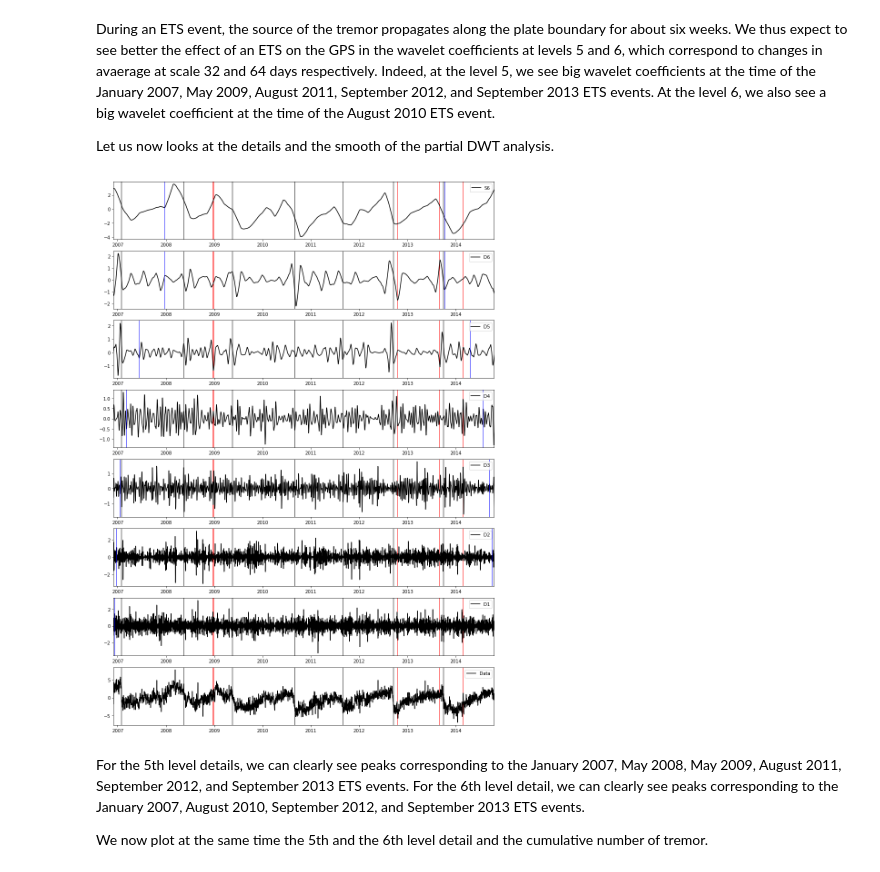
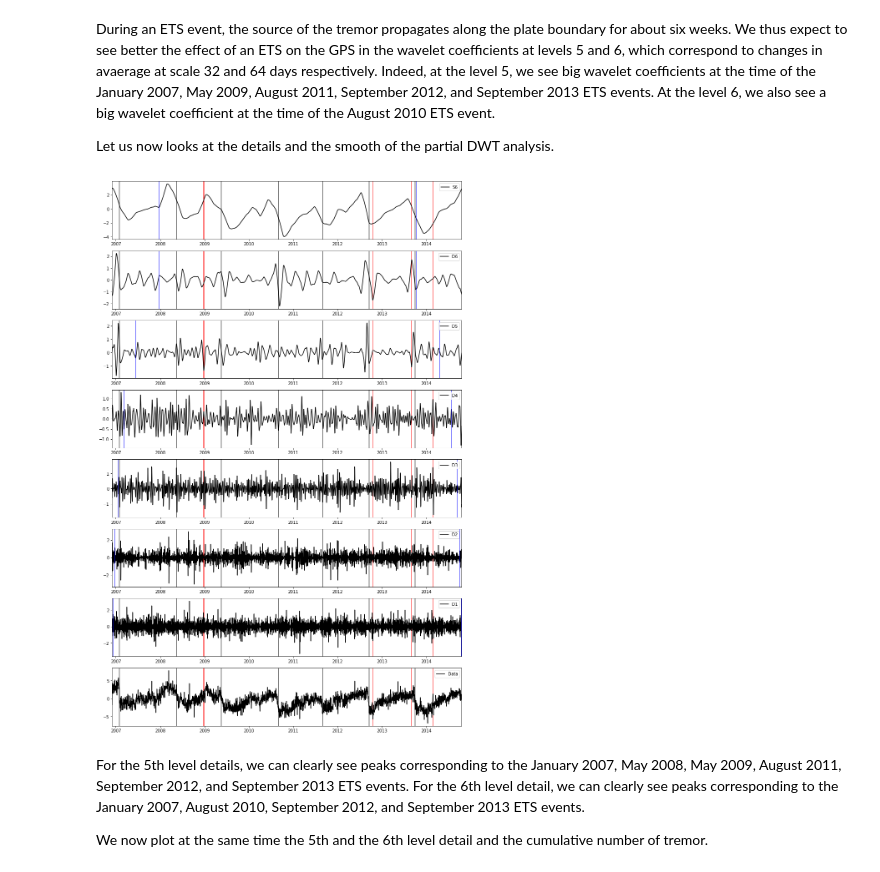
Before and after one commit to ArianeDucellier/ETSscripts, a Jupyter notebook: notebooks/slowslip_DWT.ipynb, the cells around one changed output. Cells and saved outputs as stored; diff of their text form; code cells hidden in the pictures.

```diff
--- a/notebooks/slowslip_DWT.ipynb
+++ b/notebooks/slowslip_DWT.ipynb
@@ -295,7 +295,7 @@ W = DWT.pyramid(disp, 'LA8', J)
 N = np.shape(disp)[0]
 t0 = time[0]
 dt = 1.0 / 365.0
-plt.figure(1, figsize=(15, 22))
+plt.figure(1, figsize=(15, 24))
 
 # Plot data
 plt.subplot2grid((J + 2, 1), (J + 1, 0))
@@ -303,7 +303,7 @@ for i in range(0, len(time_ETS)):
     plt.axvline(time_ETS[i], linewidth=2, color='grey')
 for i in range(0, len(gap)):
     plt.axvline(time[gap[i]], linewidth=1, color='red')
-plt.plot(t0 + dt * np.arange(0, N), disp, 'k', label='Data')
+plt.plot(time, disp, 'k', label='Data')
 plt.xlim(np.min(time), np.max(time))
 plt.legend(loc=1)
 
@@ -321,8 +321,8 @@ for j in range(1, J + 1):
             plt.plot((tshift, tshift), (0.0, Wj[t]), 'k', label='Level ' + str(j))
         else:
             plt.plot((tshift, tshift), (0.0, Wj[t]), 'k')
-    plt.axvline(t0 + dt * gamHb[j - 1], linewidth=1, color='blue')
-    plt.axvline(t0 + dt * gamHe[j - 1], linewidth=1, color='blue')
+    plt.axvline(time[gamHb[j - 1]], linewidth=1, color='blue')
+    plt.axvline(time[gamHe[j - 1]], linewidth=1, color='blue')
     plt.xlim(np.min(time), np.max(time))
     plt.legend(loc=1)
 
@@ -337,8 +337,8 @@ t = np.arange(0, int(N / 2 ** 9))
 tshift = t0 + dt * ((2 ** J * (t + 1) - 1 - abs(nuG[J - 1])) % N)
 torder = np.argsort(tshift)
 plt.plot(tshift[torder], Vj[torder], 'k', label='Scaling coeff at level ' + str(J))
-plt.axvline(t0 + dt * gamGb[J - 1], linewidth=1, color='blue')
-plt.axvline(t0 + dt * gamGe[J - 1], linewidth=1, color='blue')
+plt.axvline(time[gamGb[J - 1]], linewidth=1, color='blue')
+plt.axvline(time[gamGe[J - 1]], linewidth=1, color='blue')
 plt.xlim(np.min(time), np.max(time))
 plt.legend(loc=1)
 
@@ -353,46 +353,46 @@ Let us now looks at the details and the smooth of the partial DWT analysis.
 (D, S) = DWT.get_DS(disp, W, 'LA8', J)
 (indb, inde) = DWT.get_indices(8, J, N)
 
-plt.figure(1, figsize=(15, 22))
+plt.figure(1, figsize=(15, 24))
 
 # Plot data
 plt.subplot2grid((J + 2, 1), (J + 1, 0))
 for i in range(0, len(time_ETS)):
     plt.axvline(time_ETS[i], linewidth=2, color='grey')
 for i in range(0, len(gap)):
     plt.axvline(time[gap[i]], linewidth=1, color='red')
-plt.plot(t0 + dt * np.arange(0, N), disp, 'k', label='Data')
+plt.plot(time, disp, 'k', label='Data')
 plt.xlim(np.min(time), np.max(time))
 plt.legend(loc=1)
 
 # Plot details at each level
 for j in range(0, J):
     plt.subplot2grid((J + 2, 1), (J - j, 0))
     for i in range(0, len(time_ETS)):
         plt.axvline(time_ETS[i], linewidth=2, color='grey')
     for i in range(0, len(gap)):
         plt.axvline(time[gap[i]], linewidth=1, color='red')
-    plt.plot(t0 + dt * np.arange(0, N), D[j], 'k', label='D' + str(j + 1))
-    plt.axvline(t0 + dt * indb[j], linewidth=1, color='blue')
-    plt.axvline(t0 + dt * inde[j], linewidth=1, color='blue')
+    plt.plot(time, D[j], 'k', label='D' + str(j + 1))
+    plt.axvline(time[indb[j]], linewidth=1, color='blue')
+    plt.axvline(time[inde[j]], linewidth=1, color='blue')
     plt.xlim(np.min(time), np.max(time))
     plt.legend(loc=1)
 
 # Plot smooth for the last level
 plt.subplot2grid((J + 2, 1), (0, 0))
 for i in range(0, len(time_ETS)):
     plt.axvline(time_ETS[i], linewidth=2, color='grey')
 for i in range(0, len(gap)):
     plt.axvline(time[gap[i]], linewidth=1, color='red')
-plt.plot(t0 + dt * np.arange(0, N), S[J], 'k', label='S' + str(J))
-plt.axvline(t0 + dt * indb[J - 1], linewidth=1, color='blue')
-plt.axvline(t0 + dt * inde[J - 1], linewidth=1, color='blue')
+plt.plot(time, S[J], 'k', label='S' + str(J))
+plt.axvline(time[indb[J - 1]], linewidth=1, color='blue')
+plt.axvline(time[inde[J - 1]], linewidth=1, color='blue')
 plt.xlim(np.min(time), np.max(time))
 plt.legend(loc=1)
 
 plt.show()
 # %% [output]
-[figure, old version]
+[figure, new version]
 # %% [markdown]
 For the 5th level details, we can clearly see peaks corresponding to the January 2007, May 2008, May 2009, August 2011, September 2012, and September 2013 ETS events. For the 6th level detail, we can clearly see peaks corresponding to the January 2007, August 2010, September 2012, and September 2013 ETS events.
 
```
Also changed, not shown: parts of 2 cells of this notebook, 26 other files.
